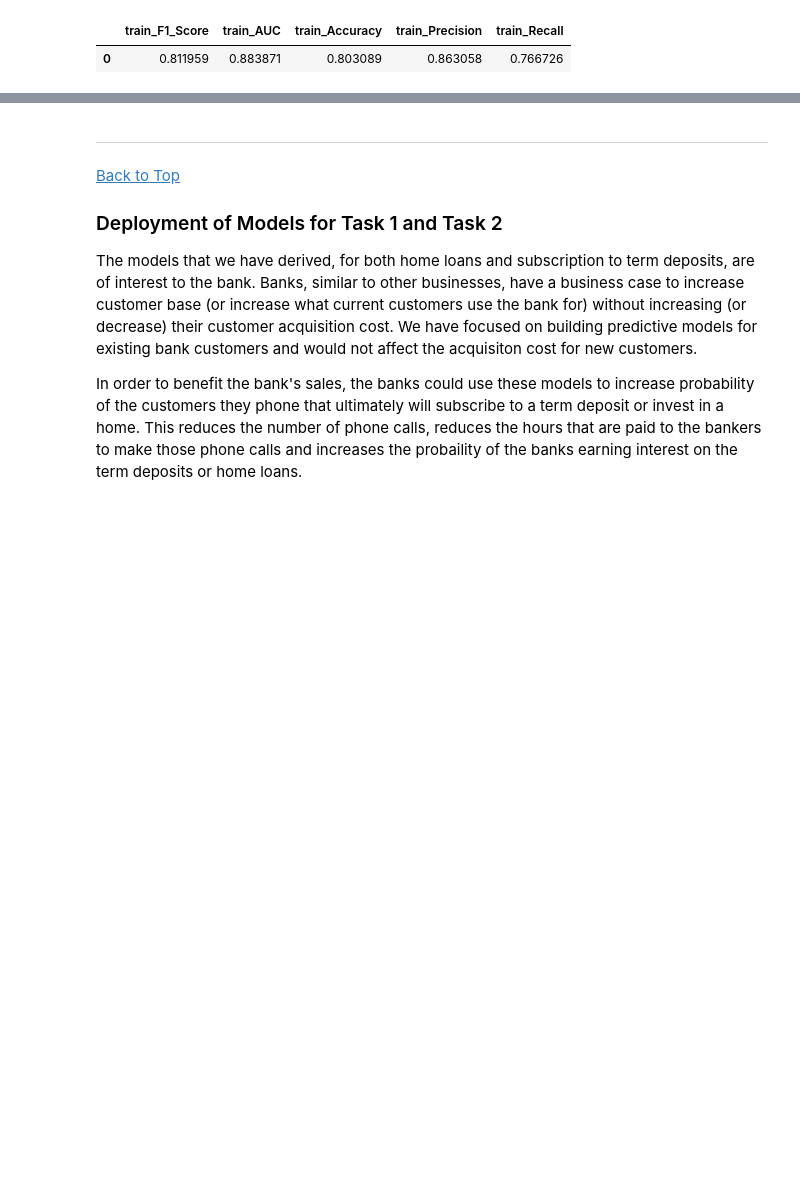
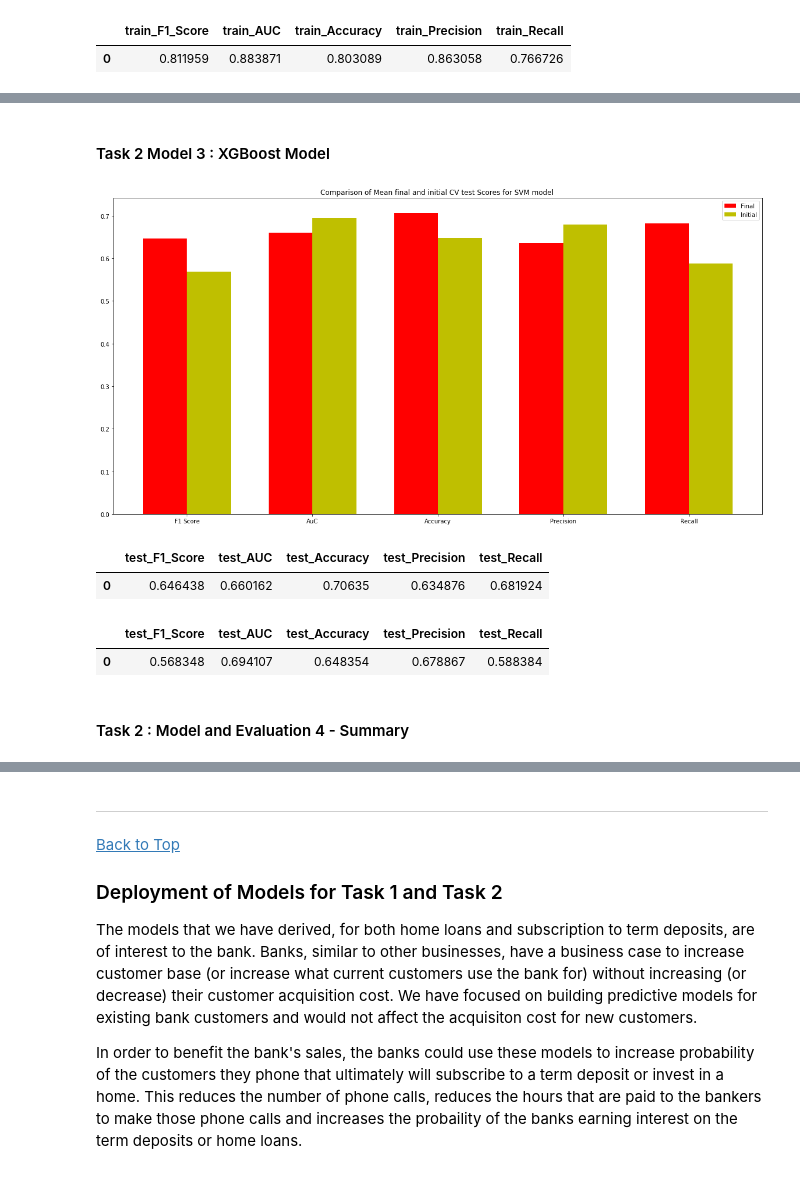
Before and after one commit to nhendersonkuns/awesomedataminers, a Jupyter notebook: Lab2_housing_models_final.ipynb, the cells around one changed output, grey strips where cells are left out. Drawn from its saved outputs; the diff is of its cells as text; code cells hidden in the pictures; blank space fills up the shorter version.

```diff
--- a/Lab2_housing_models_final.ipynb
+++ b/Lab2_housing_models_final.ipynb
@@ -2325,0 +2662,18 @@ The metrics are
+# %%
+xgbGridEstimator = XGBClassifier(n_jobs=-1, random_state=999)
+
+xgbGridModel = GridSearchCV(estimator = xgbGridEstimator,
+                              param_grid = grid_tree,
+                              cv = KFold(n_splits=3 , shuffle = False , random_state=999),
+                              verbose=2,
+                              n_jobs = -1,
+                              scoring=scoring,
+                              refit='Accuracy',
+                              return_train_score=True)
+
+
+# Fit the random search model
+xgbGridModel.fit(X, y=y)
+
+print("The best parameters are %s with a score of %0.2f"
+      % (xgbGridModel.best_params_, xgbGridModel.best_score_))
@@ -2325,0 +2857,33 @@ The metrics are
+# %% [markdown]
+#### Task 2 Model 3 : XGBoost Model
+# %%
+N = 5
+
+fig, ax = plt.subplots(figsize=(20,10))
+
+ind = np.arange(N)    # the x locations for the groups
+width = 0.35         # the width of the bars
+p1 = ax.bar(ind, XGBBestFitModelCVTestResults.mean(), width, color='r', bottom=0)
+
+
+p2 = ax.bar(ind + width, XGBInitialModelCVTestResults.mean(), width, color='y', bottom=0)
+
+ax.set_title('Comparison of Mean final and initial CV test Scores for SVM model ')
+ax.set_xticks(ind + width / 2)
+ax.set_xticklabels(('F1 Score', 'AuC', 'Accuracy', 'Precision', 'Recall'))
+
+ax.legend((p1[0], p2[0]), ('Final', 'Initial'))
+ax.autoscale_view()
+
+plt.show()
+
+display(pd.DataFrame(XGBBestFitModelCVTestResults.mean()).T)
+display(pd.DataFrame(XGBInitialModelCVTestResults.mean()).T)
+# %% [output]
+[figure, added]
+|  | test_F1_Score | test_AUC | test_Accuracy | test_Precision | test_Recall |
+| 0 | 0.646438 | 0.660162 | 0.70635 | 0.634876 | 0.681924 |
+|  | test_F1_Score | test_AUC | test_Accuracy | test_Precision | test_Recall |
+| 0 | 0.568348 | 0.694107 | 0.648354 | 0.678867 | 0.588384 |
+# %% [markdown]
+#### Task 2 : Model and Evaluation 4 - Summary
```
Also changed, not shown: parts of 34 cells of this notebook.
